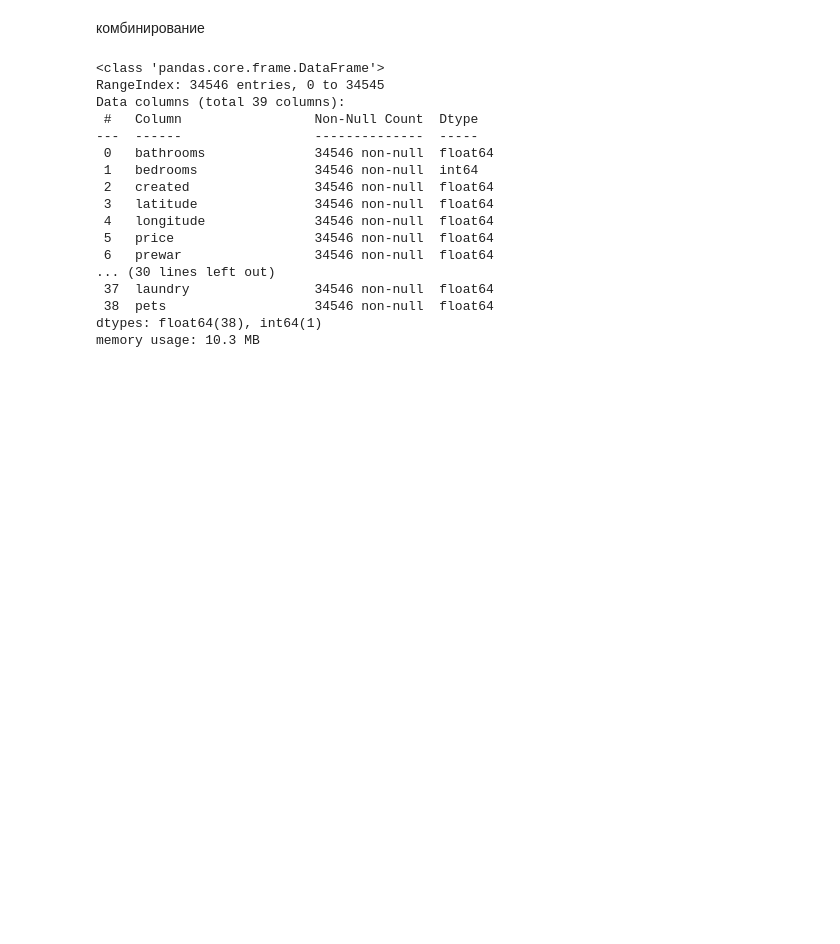
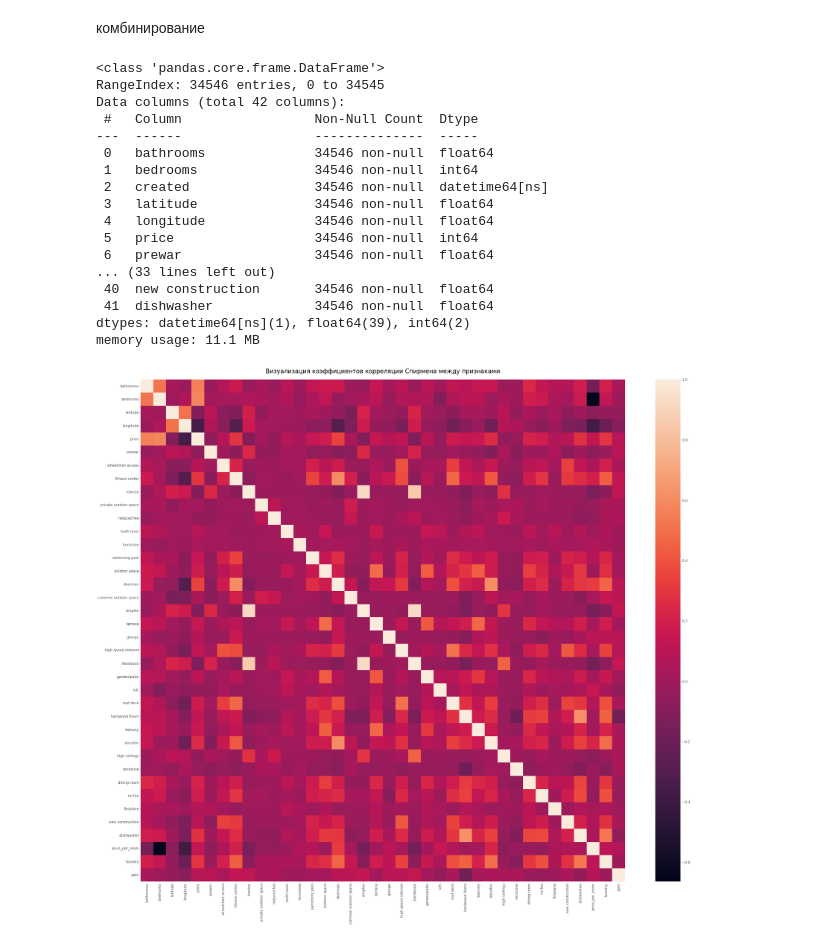
Before and after one commit to kryzhikov/Sample-ML-Repo, a Jupyter notebook: 08. Feature Engineering/inclass_feature_engineering.ipynb, the cells around one changed output. Drawn from its saved outputs; the diff is of its cells as text; code cells hidden in the pictures; blank space fills up the shorter version.

```diff
--- a/08. Feature Engineering/inclass_feature_engineering.ipynb
+++ b/08. Feature Engineering/inclass_feature_engineering.ipynb
@@ -840,7 +831,0 @@ data = data.drop(['features'], axis=1)
-# %%
-'''for feature in tqdm(features):
-    data[feature] = np.zeros(data['longitude'].size)
-    for num, home in enumerate(data[['latitude', 'longitude']].values):
-        if revgc.search(tuple(home))[0]['name'] == feature:
-            data[feature][num] = revgc.search(tuple(home))[0]['name']
-    if data[feature].values.sum() < 0.01 * data[feature].size: data = data.drop([feature], axis=1)'''
@@ -971,21 +954,21 @@ X.info()
 # %% [output]
 <class 'pandas.core.frame.DataFrame'>
 RangeIndex: 34546 entries, 0 to 34545
-Data columns (total 39 columns):
+Data columns (total 42 columns):
  #   Column                 Non-Null Count  Dtype
 ---  ------                 --------------  -----
  0   bathrooms              34546 non-null  float64
  1   bedrooms               34546 non-null  int64
- 2   created                34546 non-null  float64
+ 2   created                34546 non-null  datetime64[ns]
  3   latitude               34546 non-null  float64
  4   longitude              34546 non-null  float64
- 5   price                  34546 non-null  float64
+ 5   price                  34546 non-null  int64
  6   prewar                 34546 non-null  float64
-... (30 lines left out)
- 37  laundry                34546 non-null  float64
- 38  pets                   34546 non-null  float64
-dtypes: float64(38), int64(1)
-memory usage: 10.3 MB
+... (33 lines left out)
+ 40  new construction       34546 non-null  float64
+ 41  dishwasher             34546 non-null  float64
+dtypes: datetime64[ns](1), float64(39), int64(2)
+memory usage: 11.1 MB
 # %%
 X['price_per_room'] = X['price'] / (X['bedrooms'] + X['bathrooms'])
 X['price_per_room'][X['price_per_room'] == np.inf] = np.NaN
@@ -994,4 +977,12 @@ X['price_per_room'] = X['price_per_room'].fillna(X['price_per_room'][X['price_pe
 X['laundry'] = X['laundry room'] + X['laundry in unit'] + X['laundry in building']
 X['prewar'] = X['pre-war'] + X['prewar']
 X['pets'] = X['cats allowed'] + X['dogs allowed']
-X = X.drop(['laundry room', 'laundry in unit', 'laundry in building', 'pre-war', 'cats allowed', 'dogs allowed'], axis=1)
+X = X.drop(['laundry room', 'laundry in unit', 'laundry in building', 'pre-war', 'cats allowed',
+            'dogs allowed'], axis=1)
+# %%
+plt.figure(figsize=(47, 40))
+sns.heatmap(X.corr(method='spearman'))
+plt.title('Визуализация коэффициентов корреляции Спирмена между признаками', y=1.01, size=26)
+plt.show()
+# %% [output]
+[figure, added]
```
Also changed, not shown: parts of 36 cells of this notebook.
